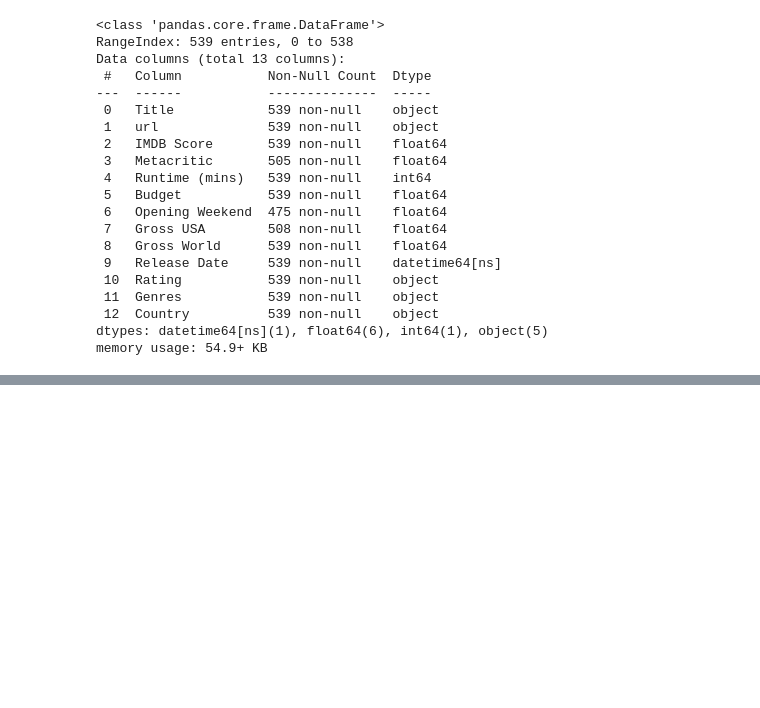
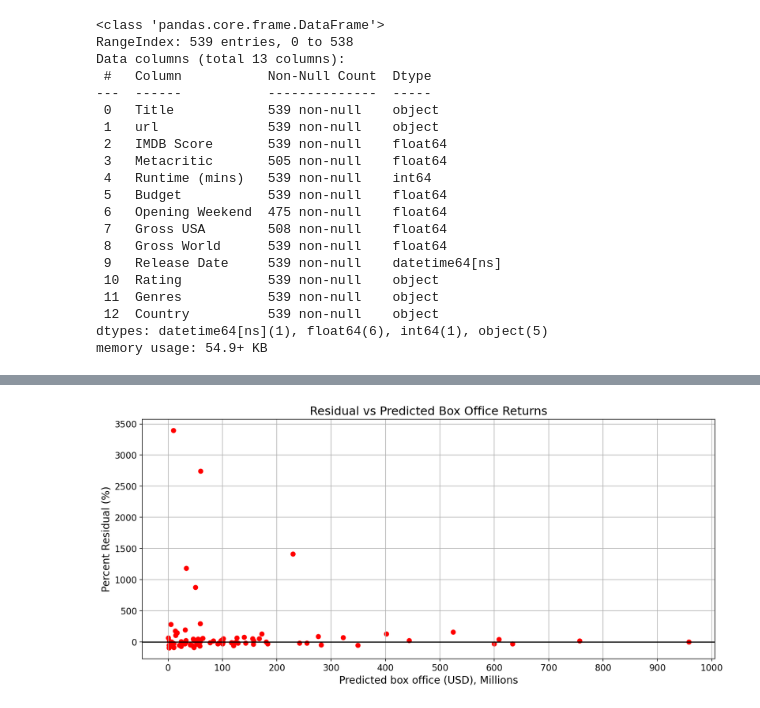
Before and after one commit to phoitack/Springboard_MEC_3.5.2_Capstone_submission, a Jupyter notebook: 05_Box_Office_Movie_Franchise_Predictor_Modeling.ipynb, the cells around one changed output, grey strips where cells are left out. Cells and saved outputs as stored; diff of their text form; code cells hidden in the pictures; blank space fills up the shorter version.

```diff
--- a/05_Box_Office_Movie_Franchise_Predictor_Modeling.ipynb
+++ b/05_Box_Office_Movie_Franchise_Predictor_Modeling.ipynb
@@ -82,0 +626,22 @@ memory usage: 54.9+ KB
+# %%
+# Get a picture of the skedasticity
+
+y1_pred_test = np.exp(model_best.predict(X1_test_scaled))
+
+pct_residuals = (y1_pred_test - np.exp(y1_test))/np.exp(y1_test)*100
+
+plt.figure(figsize=(14,6))
+plt.scatter(y1_pred_test/1e6,pct_residuals,color='red');
+plt.xlabel('Predicted box office (USD), Millions',fontsize=14);
+plt.ylabel('Percent Residual (%)',fontsize=14);
+plt.title('Residual vs Predicted Box Office Returns',fontsize=16);
+plt.xticks(fontsize=12)
+plt.yticks(fontsize=12)
+plt.xticks(np.arange(0, 1000+1, 100))
+plt.axhline(y = 0, color='black');
+plt.grid()
+plt.savefig('./images/residuals_option_1.svg')
+
+#pct_residuals
+# %% [output]
+[figure, added]
```
Also changed, not shown: parts of 77 cells of this notebook, 28 other files.
